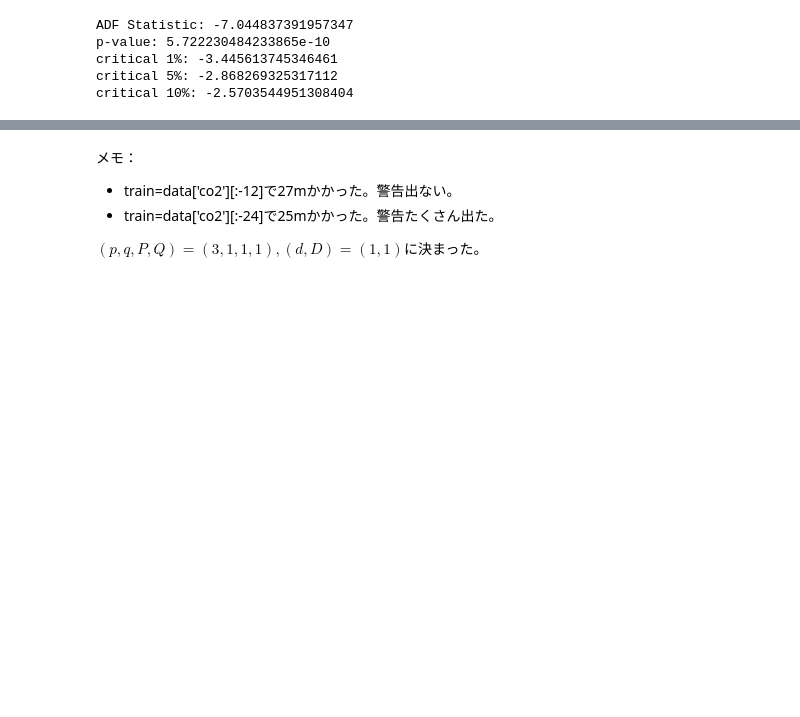
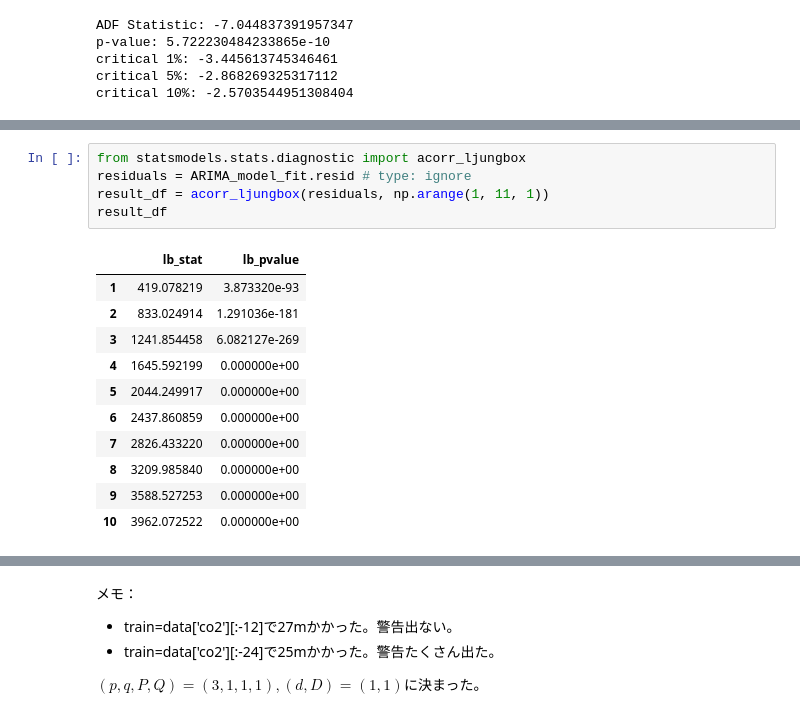
Before and after one commit to cct-blog/cct-seiya-kumada, a Jupyter notebook: sarima/src/main.ipynb, the cells around one changed output, grey strips where cells are left out. Drawn from its saved outputs; the diff is of its cells as text; blank space fills up the shorter version.

```diff
--- a/sarima/src/main.ipynb
+++ b/sarima/src/main.ipynb
@@ -198,0 +282,17 @@ p値は0.05以下だが、ADF統計量が大きな負の数でない。次に、
+# %%
+from statsmodels.stats.diagnostic import acorr_ljungbox
+residuals = ARIMA_model_fit.resid # type: ignore
+result_df = acorr_ljungbox(residuals, np.arange(1, 11, 1))
+result_df
+# %% [output]
+|  | lb_stat | lb_pvalue |
+| 1 | 419.078219 | 3.873320e-93 |
+| 2 | 833.024914 | 1.291036e-181 |
+| 3 | 1241.854458 | 6.082127e-269 |
+| 4 | 1645.592199 | 0.000000e+00 |
+| 5 | 2044.249917 | 0.000000e+00 |
+| 6 | 2437.860859 | 0.000000e+00 |
+| 7 | 2826.433220 | 0.000000e+00 |
+| 8 | 3209.985840 | 0.000000e+00 |
+| 9 | 3588.527253 | 0.000000e+00 |
+| 10 | 3962.072522 | 0.000000e+00 |
```
Also changed, not shown: parts of 24 cells of this notebook.
